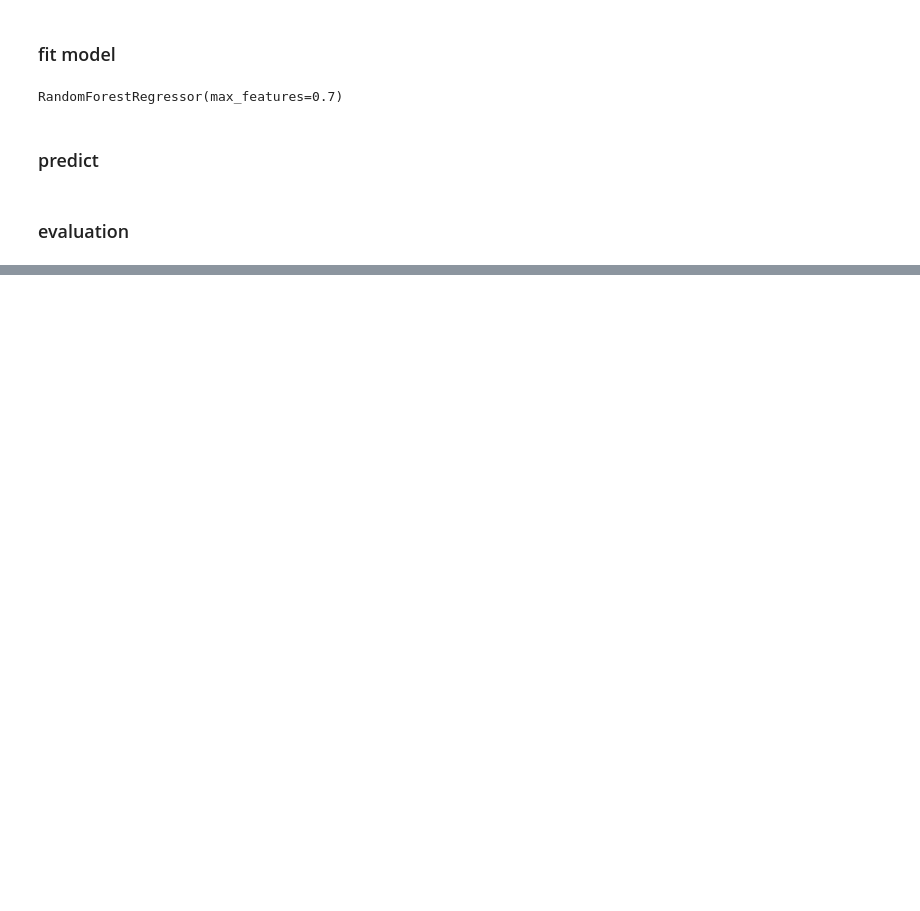
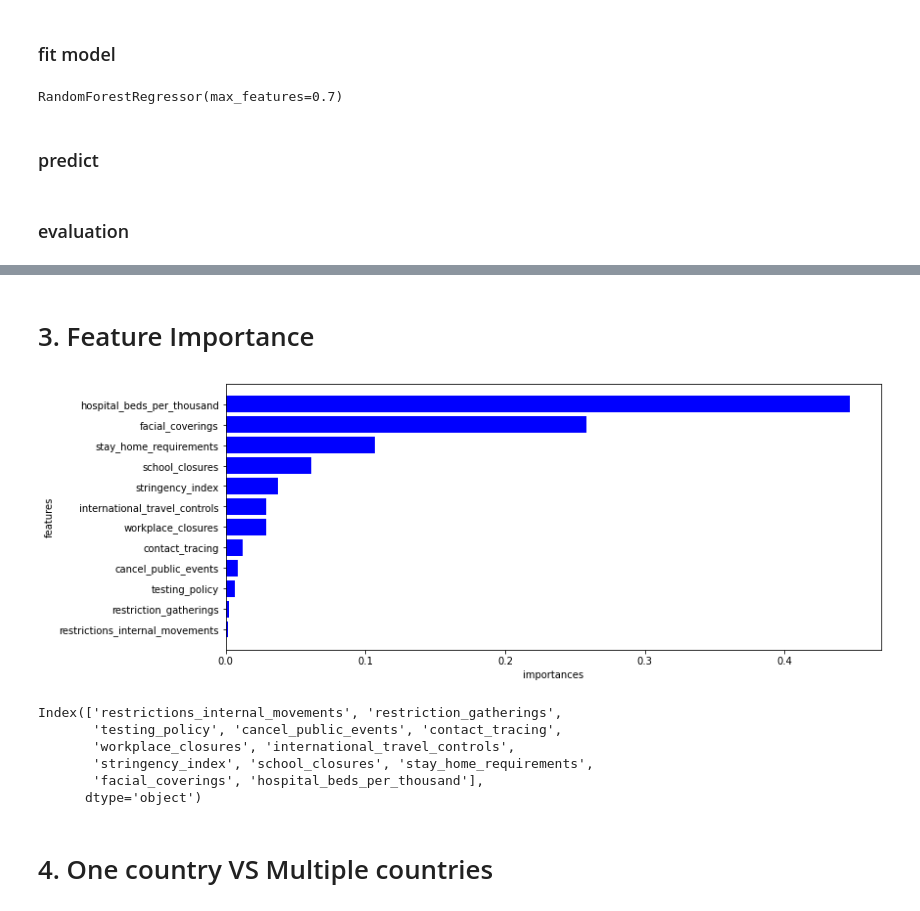
Before and after one commit to JiaZeng1918/CS5239, a Jupyter notebook: src/regression.ipynb, the cells around one changed output, grey strips where cells are left out. Cells and saved outputs as stored; diff of their text form; code cells hidden in the pictures; blank space fills up the shorter version.

```diff
--- a/src/regression.ipynb
+++ b/src/regression.ipynb
@@ -188,0 +189,27 @@ R2: 0.9979580407359567
+# %% [markdown]
+# 3. Feature Importance
+# %%
+import matplotlib as mpl
+import matplotlib.pyplot as plt
+
+featureArray = x.columns
+FI = pd.Series(model_RF.feature_importances_, index = featureArray)
+
+FI = FI.sort_values(ascending = True)
+fig = plt.figure(figsize=(12,5))
+plt.barh(FI.index,FI.values,color="blue")
+plt.xlabel('importances')
+plt.ylabel('features')
+plt.show()
+
+print(FI.index)
+# %% [output]
+[figure, added]
+Index(['restrictions_internal_movements', 'restriction_gatherings',
+       'testing_policy', 'cancel_public_events', 'contact_tracing',
+       'workplace_closures', 'international_travel_controls',
+       'stringency_index', 'school_closures', 'stay_home_requirements',
+       'facial_coverings', 'hospital_beds_per_thousand'],
+      dtype='object')
+# %% [markdown]
+# 4. One country VS Multiple countries
```
Also changed, not shown: parts of 20 cells of this notebook.
